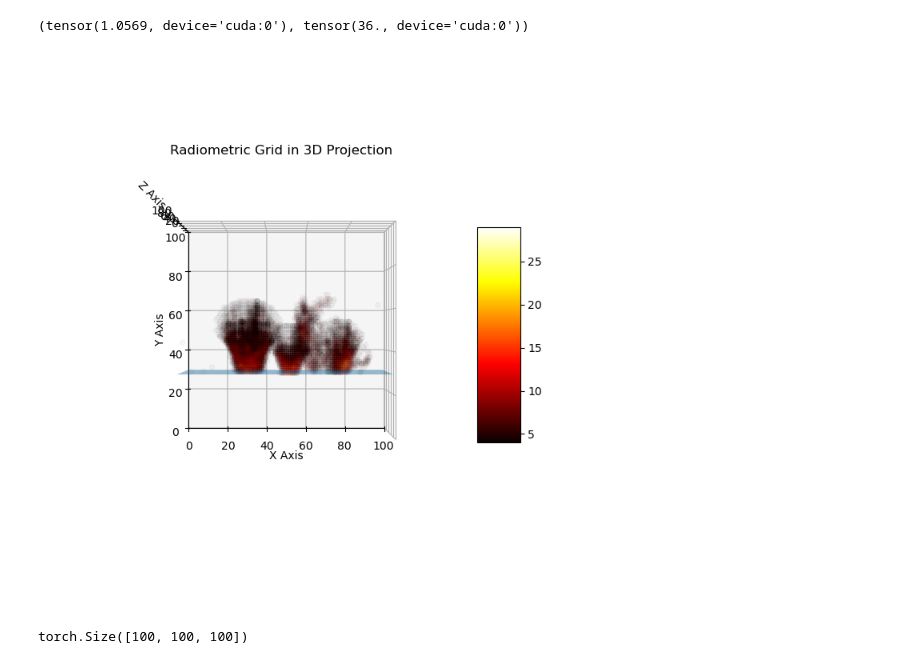
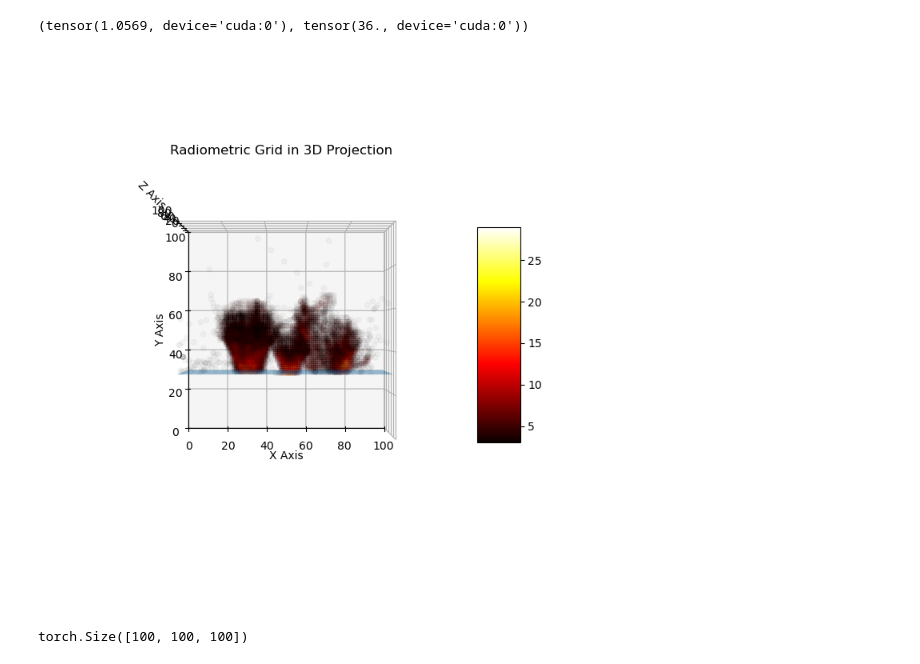
Before and after one commit to swirling-wind/Eikonal-Voxel-Rendering, a Jupyter notebook: main.ipynb, the cells around one changed output. Saved outputs shown, nothing was run; the diff lists cells and outputs as text; code cells hidden in the pictures.

```diff
--- a/main.ipynb
+++ b/main.ipynb
@@ -301,7 +305,7 @@ torch.mean(irradiance_grid), torch.max(irradiance_grid)
 # %% [output]
 (tensor(1.0569, device='cuda:0'), tensor(36., device='cuda:0'))
 # %%
-def show_radiometric_grid_3d(radiometric_grid: torch.Tensor, threshold=3, only_above_floor=True):
+def show_radiometric_grid_3d(radiometric_grid: torch.Tensor, threshold=3.0, only_above_floor=True):
     from matplotlib.colors import Normalize
     from matplotlib.cm import ScalarMappable
 
@@ -318,35 +322,35 @@ def show_radiometric_grid_3d(radiometric_grid: torch.Tensor, threshold=3, only_a
     ax.view_init(elev=90, azim=-90)
 
     xx, zz = np.meshgrid(np.arange(NUM_X), np.arange(NUM_Z))
     yy = np.ones_like(xx) * (-floor_height) * NUM_Y
     ax.plot_surface(xx, yy, zz, alpha=0.5)
 
     radiometric_grid_np = radiometric_grid.cpu().numpy()
     x_points, y_points, z_points = np.where(radiometric_grid_np > threshold)
 
     assert len(x_points) > 0, "No points found above the threshold"
 
     if only_above_floor:
         above_floor_indices = np.where(y_points > -floor_height * NUM_Y)
         radiometric_grid_filtered = radiometric_grid_np[x_points[above_floor_indices], y_points[above_floor_indices], z_points[above_floor_indices]]
         x_points = x_points[above_floor_indices]
         y_points = y_points[above_floor_indices]
         z_points = z_points[above_floor_indices]
     else:
         radiometric_grid_filtered = radiometric_grid_np[x_points, y_points, z_points]
 
     # Create a colormap
     norm = Normalize(vmin=np.min(radiometric_grid_filtered), vmax=np.max(radiometric_grid_filtered))
     mappable = ScalarMappable(norm=norm, cmap='hot')
     mappable.set_array(radiometric_grid_filtered)
 
     ax.scatter(x_points, y_points, z_points, c=radiometric_grid_filtered, cmap='hot', alpha=0.03)
     fig.colorbar(mappable, ax=ax, shrink=0.5, aspect=5)  # Add colorbar
     plt.show()
 
-show_radiometric_grid_3d(irradiance_grid, threshold=3, only_above_floor=True)
+show_radiometric_grid_3d(irradiance_grid, threshold=2, only_above_floor=True)
 # %% [output]
-[figure, old version]
+[figure, new version]
 # %%
 irradiance_grid.shape
 # %% [output]
```
Also changed, not shown: parts of 4 cells of this notebook.
